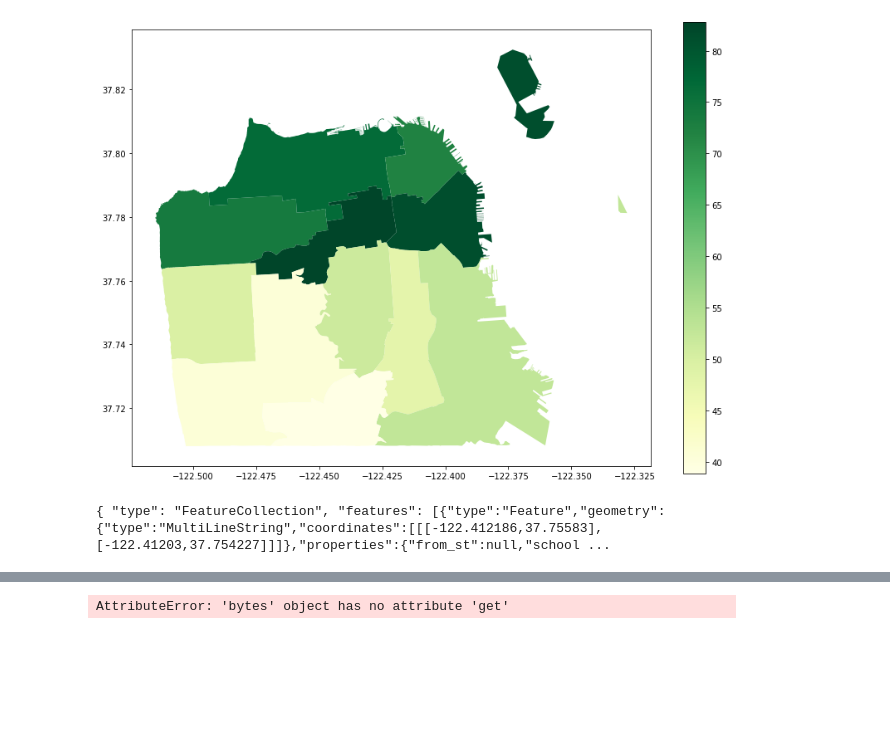
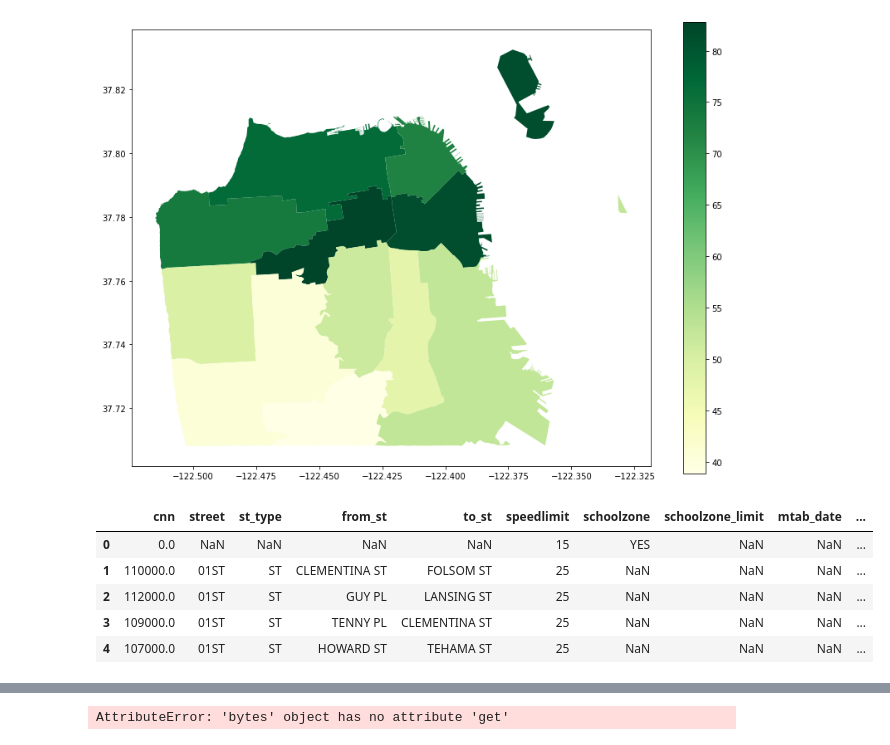
Before and after one commit to hua-mike/cp255-project, a Jupyter notebook: cp255-project-nb.ipynb, the cells around one changed output, grey strips where cells are left out. Cells and saved outputs as stored; diff of their text form; code cells hidden in the pictures; blank space fills up the shorter version.

```diff
--- a/cp255-project-nb.ipynb
+++ b/cp255-project-nb.ipynb
@@ -109,7 +110,13 @@ cw_bydist.plot(column = 'yes_cw_pct',cmap='YlGn', figsize=(14,10), legend=True)
 # %%
 # API data
 
-speed_limit = requests.get('https://data.sfgov.org/resource/3t7b-gebn.geojson')
-print(speed_limit.text[:500])
+# speed_limit_gj = requests.get('https://data.sfgov.org/resource/3t7b-gebn.geojson') # Speed Limit GEOJSON
+speed_lim = pd.read_csv('https://data.sfgov.org/resource/3t7b-gebn.csv') # Speed Limit CSV
+speed_lim.head()
 # %% [output]
-{ "type": "FeatureCollection", "features": [{"type":"Feature","geometry":{"type":"MultiLineString","coordinates":[[[-122.412186,37.75583],[-122.41203,37.754227]]]},"properties":{"from_st":null,"school ...
+|  | cnn | street | st_type | from_st | to_st | speedlimit | schoolzone | schoolzone_limit | mtab_date | ... |
+| 0 | 0.0 | NaN | NaN | NaN | NaN | 15 | YES | NaN | NaN | ... |
+| 1 | 110000.0 | 01ST | ST | CLEMENTINA ST | FOLSOM ST | 25 | NaN | NaN | NaN | ... |
+| 2 | 112000.0 | 01ST | ST | GUY PL | LANSING ST | 25 | NaN | NaN | NaN | ... |
+| 3 | 109000.0 | 01ST | ST | TENNY PL | CLEMENTINA ST | 25 | NaN | NaN | NaN | ... |
+| 4 | 107000.0 | 01ST | ST | HOWARD ST | TEHAMA ST | 25 | NaN | NaN | NaN | ... |
```
Also changed, not shown: parts of 8 cells of this notebook.
